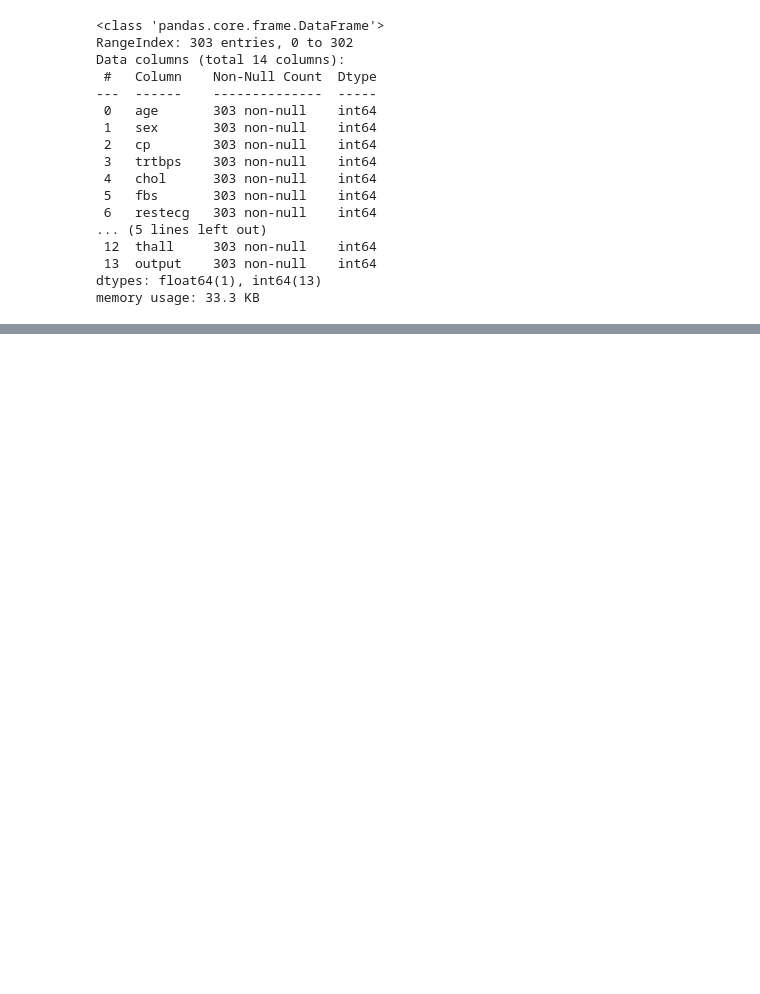
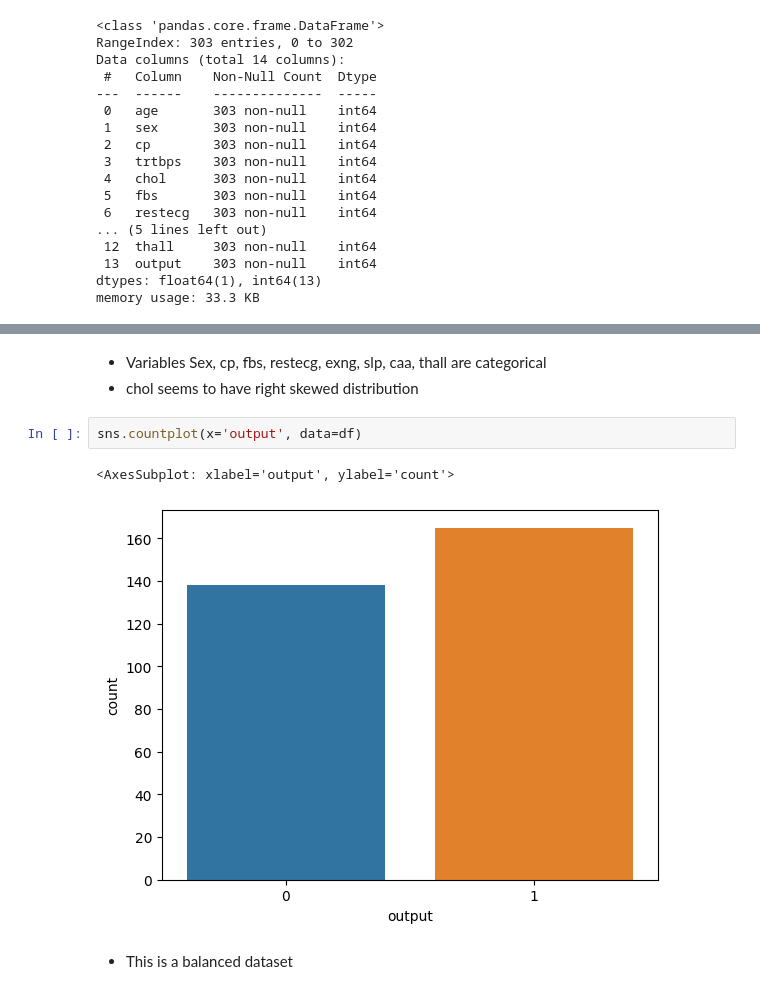
Before and after one commit to mubarakmayyeri/heart-attack-prediction, a Jupyter notebook: heart_attack_prediction.ipynb, the cells around one changed output, grey strips where cells are left out. Saved outputs shown, nothing was run; the diff lists cells and outputs as text; blank space fills up the shorter version.

```diff
--- a/heart_attack_prediction.ipynb
+++ b/heart_attack_prediction.ipynb
@@ -48,0 +69,10 @@ memory usage: 33.3 KB
+# %% [markdown]
+* Variables Sex, cp, fbs, restecg, exng, slp, caa, thall are categorical
+* chol seems to have right skewed distribution
+# %%
+sns.countplot(x='output', data=df)
+# %% [output]
+<AxesSubplot: xlabel='output', ylabel='count'>
+[figure, added]
+# %% [markdown]
+* This is a balanced dataset
```
Also changed, not shown: parts of 9 cells of this notebook.
